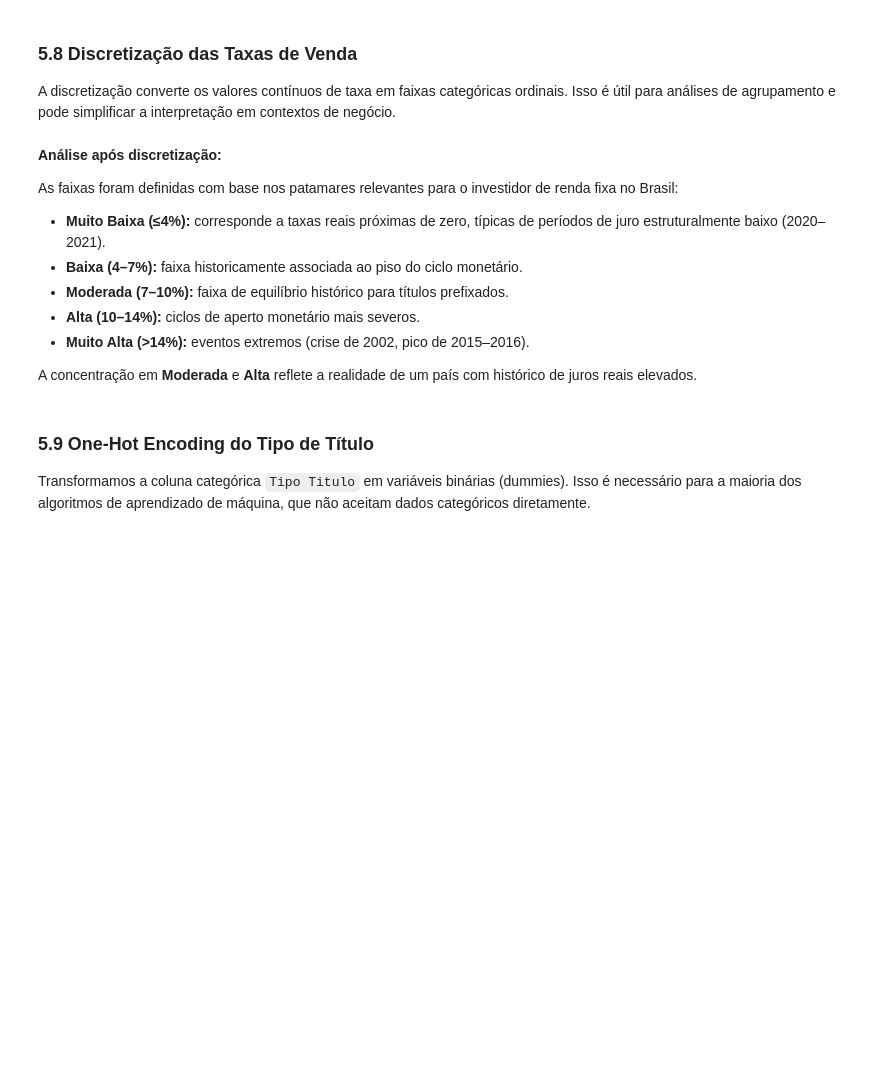
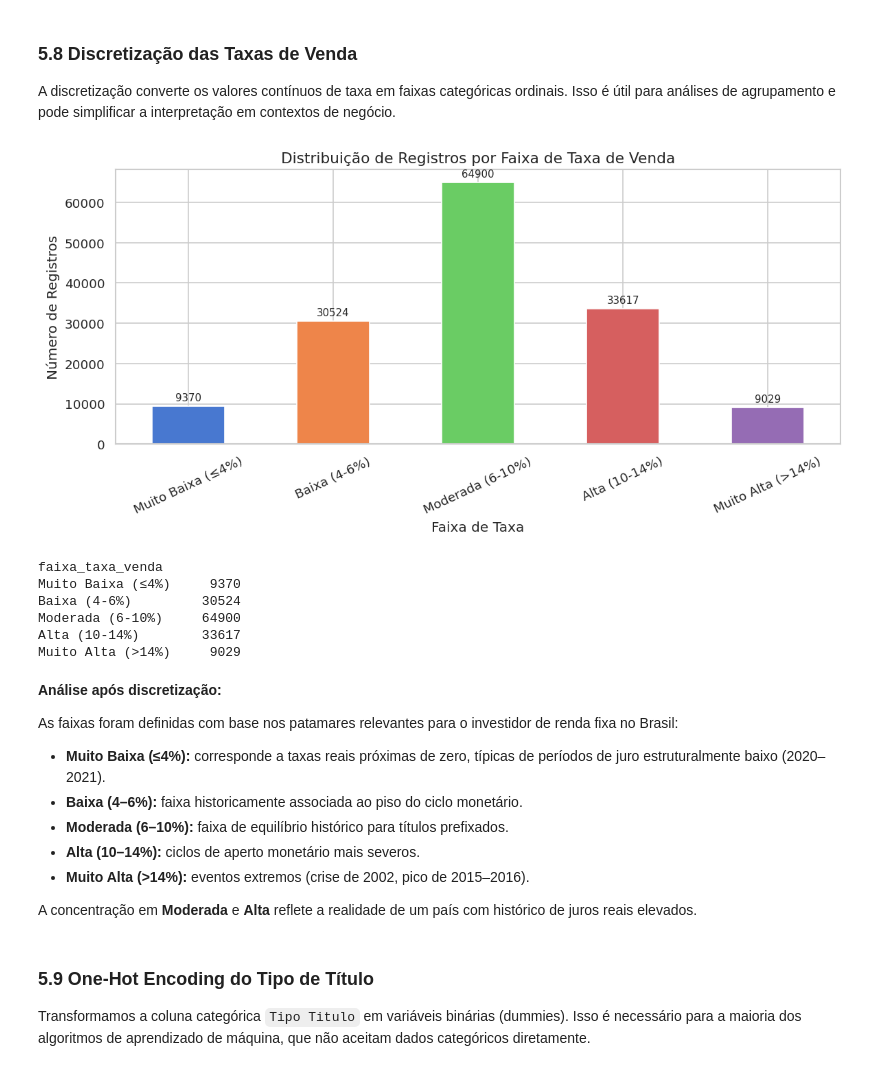
Before and after one commit to marciomocellin/analise-tesouro-direto, a Jupyter notebook: analise_tesouro_direto.ipynb, the cells around one changed output. Saved outputs shown, nothing was run; the diff lists cells and outputs as text; code cells hidden in the pictures; blank space fills up the shorter version.

Commit message:
ajuste na Discretização das Taxas de Venda

```diff
--- a/analise_tesouro_direto.ipynb
+++ b/analise_tesouro_direto.ipynb
@@ -501,39 +501,47 @@ Após a padronização, a média de cada coluna é aproximadamente 0 e o desvio-
 A discretização converte os valores contínuos de taxa em faixas categóricas ordinais. Isso é útil para análises de agrupamento e pode simplificar a interpretação em contextos de negócio.
 # %%
 # Definir faixas baseadas no contexto do mercado brasileiro de renda fixa
-faixas = [0, 4, 7, 10, 14, float("inf")]
-rotulos = ["Muito Baixa (≤4%)", "Baixa (4-7%)", "Moderada (7-10%)",
+faixas = [0, 4, 6, 10, 14, float("inf")]
+rotulos = ["Muito Baixa (≤4%)", "Baixa (4-6%)", "Moderada (6-10%)",
            "Alta (10-14%)", "Muito Alta (>14%)"]
 
 df_pre["faixa_taxa_venda"] = pd.cut(
     df_pre["Taxa Venda Manha"],
     bins=faixas,
     labels=rotulos,
     right=True,
 )
 
 distribuicao_faixas = df_pre["faixa_taxa_venda"].value_counts().sort_index()
 
 fig, ax = plt.subplots(figsize=(10, 5))
 distribuicao_faixas.plot(kind="bar", ax=ax, color=sns.color_palette("muted", len(rotulos)))
 ax.set_title("Distribuição de Registros por Faixa de Taxa de Venda", fontsize=13)
 ax.set_xlabel("Faixa de Taxa")
 ax.set_ylabel("Número de Registros")
 ax.tick_params(axis="x", rotation=25)
 for container in ax.containers:
     ax.bar_label(container, fmt="%d", padding=3, fontsize=9)
 plt.tight_layout()
 plt.show()
 
 print(distribuicao_faixas.to_string())
+# %% [output]
+[figure, added]
+faixa_taxa_venda
+Muito Baixa (≤4%)     9370
+Baixa (4-6%)         30524
+Moderada (6-10%)     64900
+Alta (10-14%)        33617
+Muito Alta (>14%)     9029
 # %% [markdown]
 **Análise após discretização:**
 
 As faixas foram definidas com base nos patamares relevantes para o investidor de renda fixa no Brasil:
 
 - **Muito Baixa (≤4%):** corresponde a taxas reais próximas de zero, típicas de períodos de juro estruturalmente baixo (2020–2021).
-- **Baixa (4–7%):** faixa historicamente associada ao piso do ciclo monetário.
-- **Moderada (7–10%):** faixa de equilíbrio histórico para títulos prefixados.
+- **Baixa (4–6%):** faixa historicamente associada ao piso do ciclo monetário.
+- **Moderada (6–10%):** faixa de equilíbrio histórico para títulos prefixados.
 - **Alta (10–14%):** ciclos de aperto monetário mais severos.
 - **Muito Alta (>14%):** eventos extremos (crise de 2002, pico de 2015–2016).
 
```
